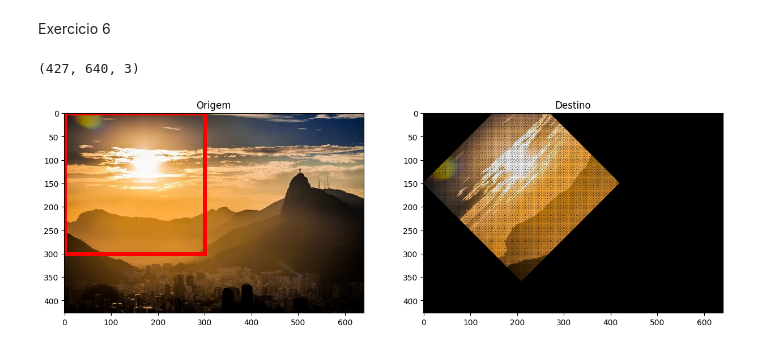
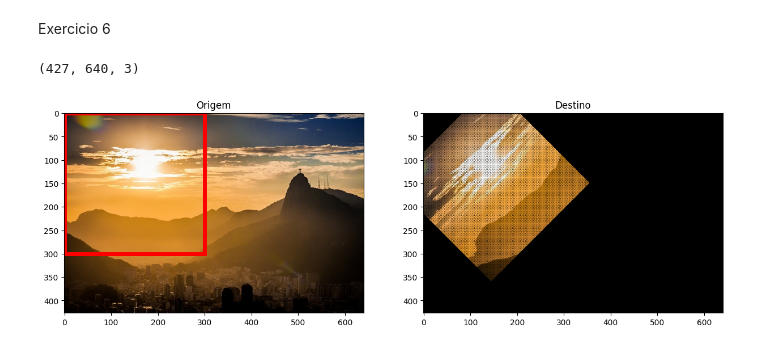
Before and after one commit to tiagoft/alglin, a Jupyter notebook: Notebooks/Gabaritos/gabarito_aula03.ipynb, the cells around one changed output. Saved outputs shown, nothing was run; the diff lists cells and outputs as text; code cells hidden in the pictures.

```diff
--- a/Notebooks/Gabaritos/gabarito_aula03.ipynb
+++ b/Notebooks/Gabaritos/gabarito_aula03.ipynb
@@ -448,32 +448,32 @@ X = criar_indices(0, 300, 0, 300)
 X = np.vstack ( (X, np.ones( X.shape[1]) ) )
 
 R = np.array([[0.7, -0.7, 150], [0.7, 0.7, 150], [0, 0,1]])
-T = np.array([[1, 0, 0], [0, 1, -150], [0, 0,1]])
+T = np.array([[1, 0, 0], [0, 1, -(150/0.7)], [0, 0,1]])
 Xd = T@ R @ X
 Xd = Xd.astype(int)
 X = X.astype(int)
 
 filtro = (
     (Xd[0,:] >= 0) & (Xd[0,:] < image.shape[0]) &
     (Xd[1,:] >= 0) & (Xd[1,:] < image.shape[1])
 )
 Xd_f = Xd[:, filtro]
 X_f = X[:, filtro]
 
 image_[Xd_f[0,:], Xd_f[1,:], :] = image[X_f[0,:], X_f[1,:], :]
 
 print(image_.shape)
 plt.figure(figsize=(15,15))
 plt.subplot(1,2,1)
 plt.imshow(image)
 # Adiciona o retângulo indicando a área que foi recortada:
 plt.gca().add_patch(Rectangle((0,0),300,300,linewidth=5,edgecolor='r',facecolor='none'))
 
 plt.title('Origem')
 plt.subplot(1,2,2)
 plt.imshow(image_)
 plt.title('Destino')
 plt.show()
 # %% [output]
 (427, 640, 3)
-[figure, old version]
+[figure, new version]
```
Also changed, not shown: parts of 1 cell of this notebook.
